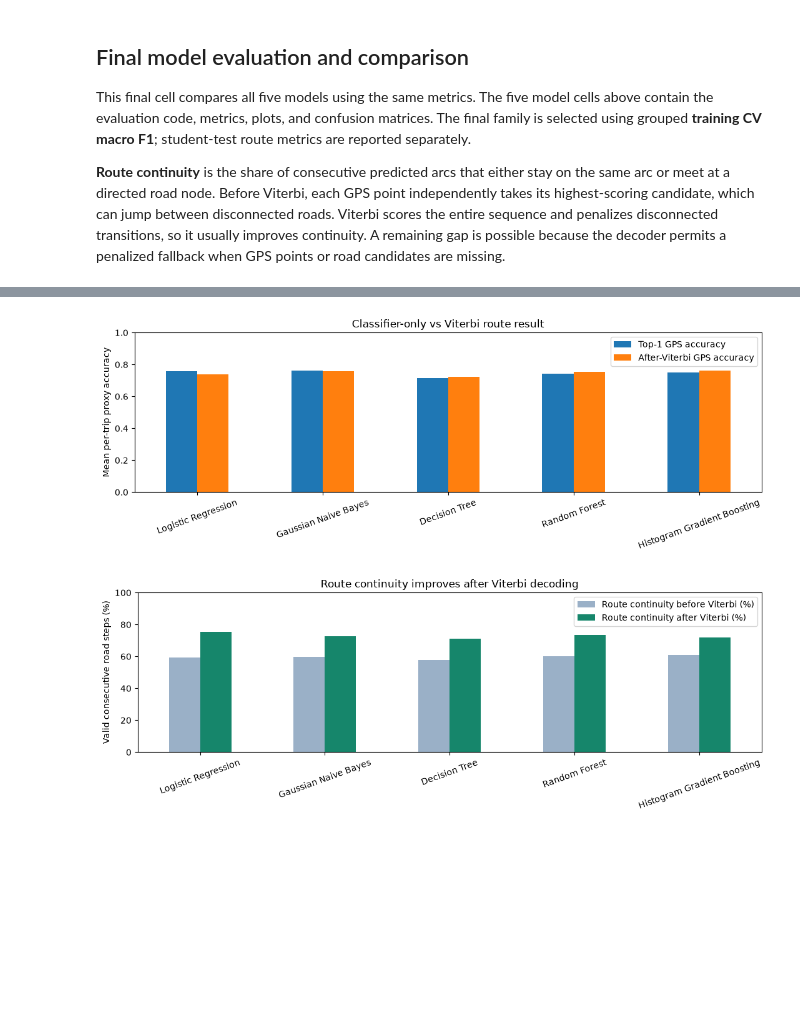
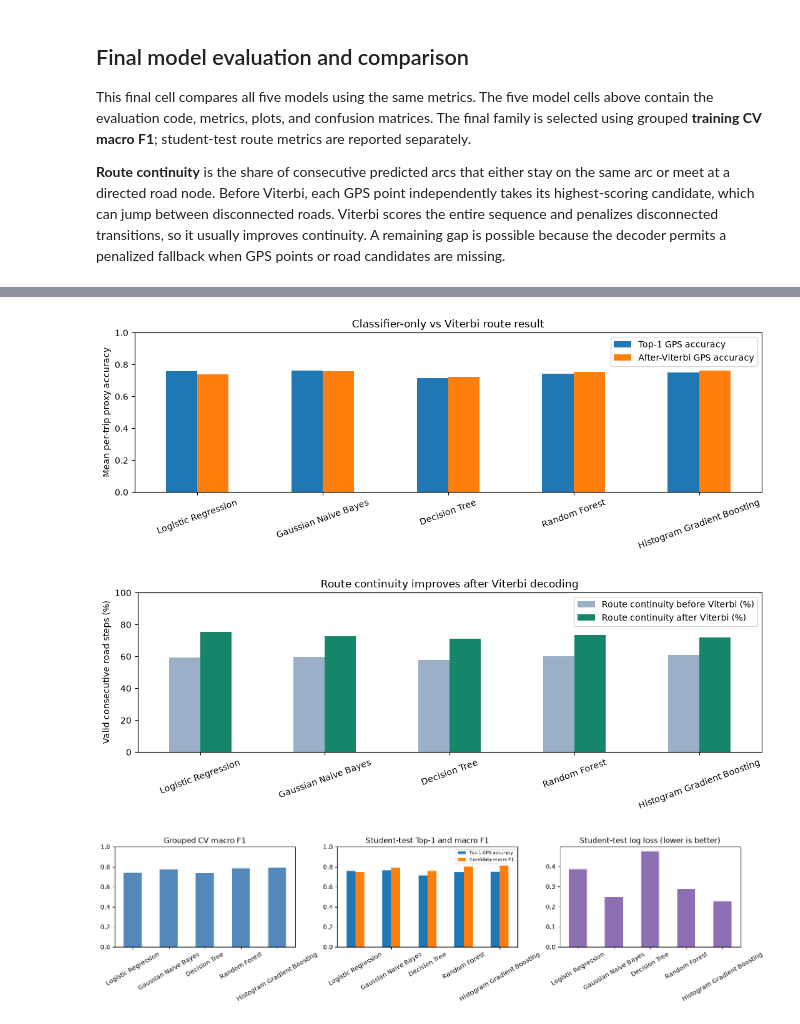
Before and after one commit to ThouSyntaxTerror/PathSnap, a Jupyter notebook: PathSnap_Five_Model_Training.ipynb, the cells around one changed output, grey strips where cells are left out. Cells and saved outputs as stored; diff of their text form; code cells hidden in the pictures; blank space fills up the shorter version.

```diff
--- a/PathSnap_Five_Model_Training.ipynb
+++ b/PathSnap_Five_Model_Training.ipynb
@@ -270,30 +270,37 @@ summary = pd.DataFrame({name: {
     "Log loss": m["log_loss"],
     "Top-1 GPS accuracy": m["mean_trip_top1_accuracy"],
     "After-Viterbi GPS accuracy": m["mean_trip_accuracy_viterbi"],
     "Route continuity before Viterbi (%)": 100 * m["mean_continuity_classifier"],
     "Route continuity after Viterbi (%)": 100 * m["mean_continuity_viterbi"],
     "Continuity gain (percentage points)": 100 * (m["mean_continuity_viterbi"] - m["mean_continuity_classifier"]),
     "Candidate miss rate": m["mean_candidate_miss_rate"],
     "Training seconds including CV": m["training_seconds_including_cv"],
     "Model scoring seconds": m["inference_seconds_total"],
 } for name, m in model_results.items()}).T
 display(summary.style.format("{:.4f}"))
 ax = summary[["Top-1 GPS accuracy", "After-Viterbi GPS accuracy"]].plot.bar(figsize=(11, 4), ylim=(0, 1), rot=20)
 ax.set_ylabel("Mean per-trip proxy accuracy")
 ax.set_title("Classifier-only vs Viterbi route result")
 plt.tight_layout()
 plt.show()
 ax = summary[["Route continuity before Viterbi (%)", "Route continuity after Viterbi (%)"]].plot.bar(figsize=(11, 4), ylim=(0, 100), rot=20, color=["#9ab0c7", "#16866b"])
 ax.set_ylabel("Valid consecutive road steps (%)")
 ax.set_title("Route continuity improves after Viterbi decoding")
 plt.tight_layout()
 plt.show()
+fig, axes = plt.subplots(1, 3, figsize=(15, 3.8), layout="constrained")
+summary["CV macro F1"].plot.bar(ax=axes[0], ylim=(0, 1), color="#5388ba", rot=30, title="Grouped CV macro F1")
+summary[["Top-1 GPS accuracy", "Candidate macro F1"]].plot.bar(ax=axes[1], ylim=(0, 1), rot=30, title="Student-test Top-1 and macro F1")
+summary["Log loss"].plot.bar(ax=axes[2], color="#8d70b3", rot=30, title="Student-test log loss (lower is better)")
+axes[1].legend(fontsize=7)
+plt.show()
 # %% [output]
 |  | Candidate accuracy | Precision | Recall | Candidate macro F1 | CV macro F1 | Log loss | Top-1 GPS accuracy | ... |
 | Logistic Regression | 0.8215 | 0.4745 | 0.8576 | 0.7476 | 0.7408 | 0.3877 | 0.7588 | ... |
 | Gaussian Naive Bayes | 0.8993 | 0.7683 | 0.5492 | 0.7910 | 0.7732 | 0.2469 | 0.7632 | ... |
 | Decision Tree | 0.8357 | 0.4984 | 0.8360 | 0.7597 | 0.7379 | 0.4745 | 0.7164 | ... |
 | Random Forest | 0.8773 | 0.5898 | 0.8184 | 0.8047 | 0.7832 | 0.2879 | 0.7436 | ... |
 | Histogram Gradient Boosting | 0.9048 | 0.7598 | 0.6104 | 0.8105 | 0.7876 | 0.2279 | 0.7504 | ... |
 [figure]
 [figure]
+[figure, added]
```
Also changed, not shown: parts of 5 cells of this notebook, 16 other files.
